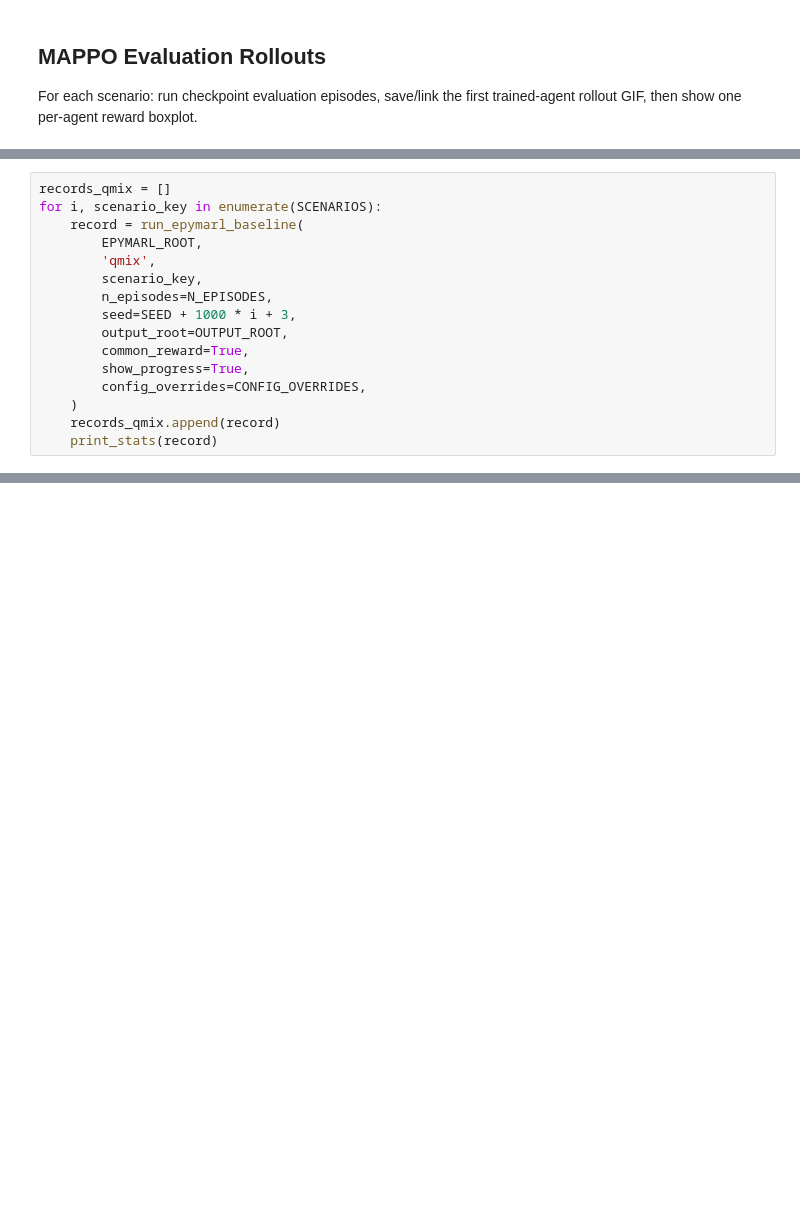
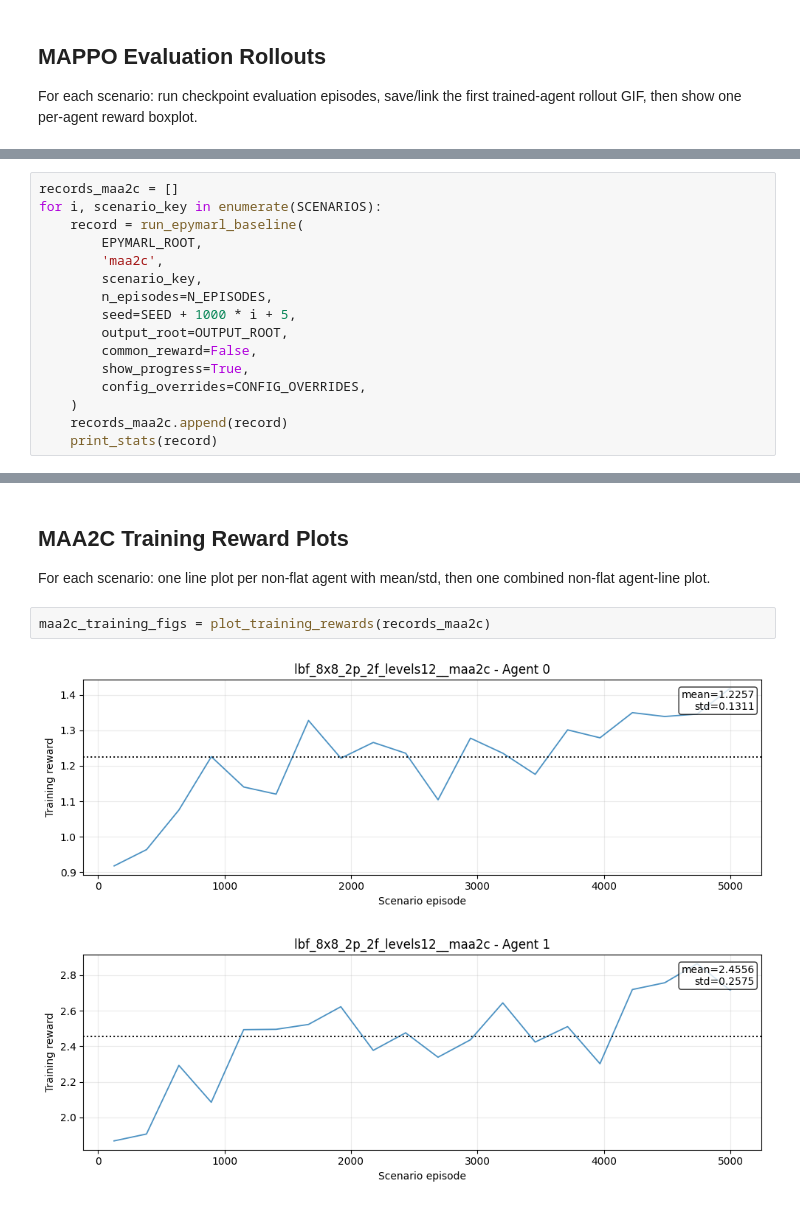
Before and after one commit to wowthecoder/SRE-DQN, a Jupyter notebook: discrete_action_space/lbf_grid/lbf_epymarl_baselines.ipynb, the cells around one changed output, grey strips where cells are left out. Saved outputs shown, nothing was run; the diff lists cells and outputs as text; blank space fills up the shorter version.

```diff
--- a/discrete_action_space/lbf_grid/lbf_epymarl_baselines.ipynb
+++ b/discrete_action_space/lbf_grid/lbf_epymarl_baselines.ipynb
@@ -510,16 +860,0 @@ mappo_eval_rollouts = run_epymarl_evaluation_rollouts(records_mappo, common_rewa
-# %%
-records_qmix = []
-for i, scenario_key in enumerate(SCENARIOS):
-    record = run_epymarl_baseline(
-        EPYMARL_ROOT,
-        'qmix',
-        scenario_key,
-        n_episodes=N_EPISODES,
-        seed=SEED + 1000 * i + 3,
-        output_root=OUTPUT_ROOT,
-        common_reward=True,
-        show_progress=True,
-        config_overrides=CONFIG_OVERRIDES,
-    )
-    records_qmix.append(record)
-    print_stats(record)
@@ -537,0 +863,16 @@ qmix_eval_rollouts = run_epymarl_evaluation_rollouts(records_qmix, common_reward
+# %%
+records_maa2c = []
+for i, scenario_key in enumerate(SCENARIOS):
+    record = run_epymarl_baseline(
+        EPYMARL_ROOT,
+        'maa2c',
+        scenario_key,
+        n_episodes=N_EPISODES,
+        seed=SEED + 1000 * i + 5,
+        output_root=OUTPUT_ROOT,
+        common_reward=False,
+        show_progress=True,
+        config_overrides=CONFIG_OVERRIDES,
+    )
+    records_maa2c.append(record)
+    print_stats(record)
@@ -537,0 +916,9 @@ qmix_eval_rollouts = run_epymarl_evaluation_rollouts(records_qmix, common_reward
+# %% [markdown]
+## MAA2C Training Reward Plots
+
+For each scenario: one line plot per non-flat agent with mean/std, then one combined non-flat agent-line plot.
+# %%
+maa2c_training_figs = plot_training_rewards(records_maa2c)
+# %% [output]
+[figure, added]
+[figure, added]
```
Also changed, not shown: parts of 31 cells of this notebook, 13 other files.
